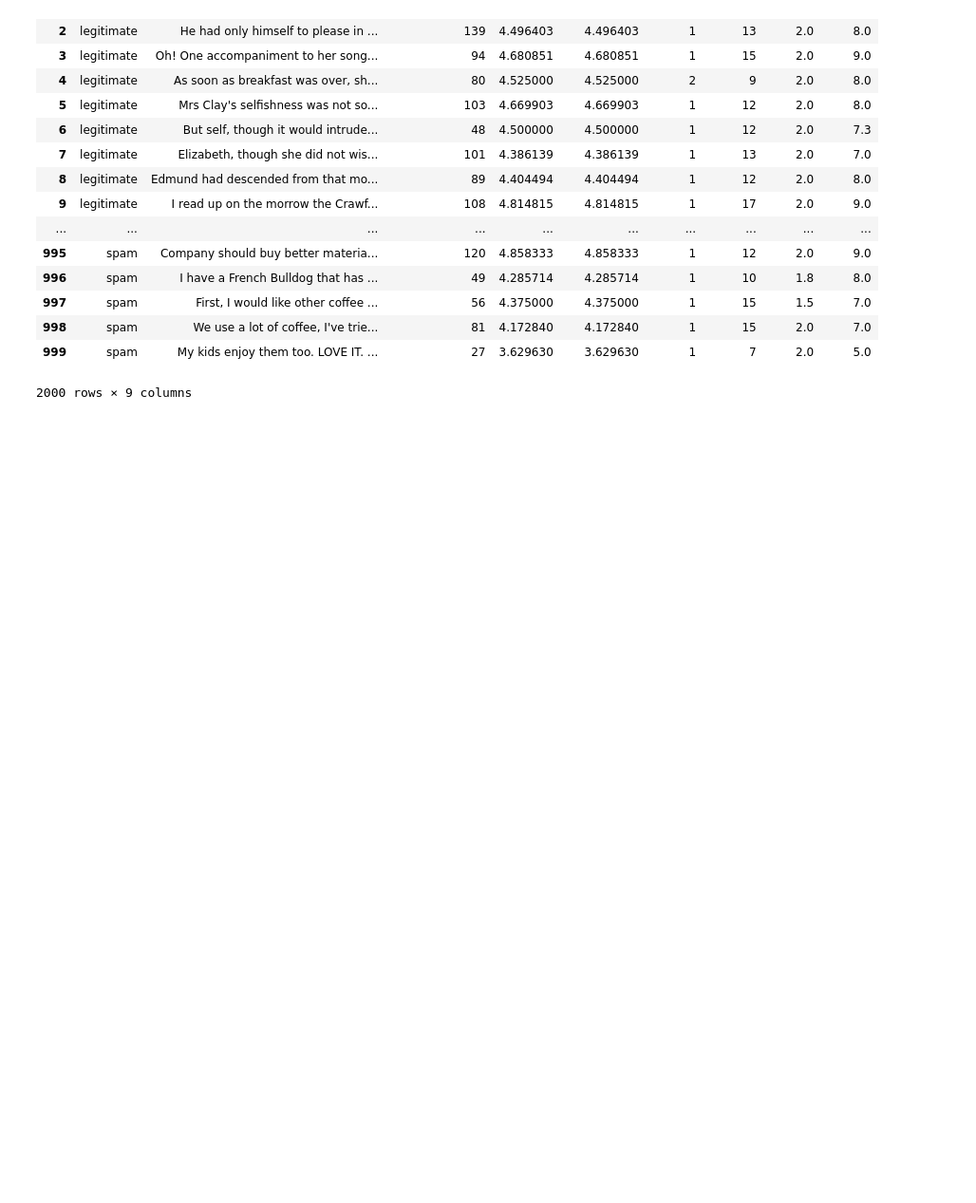
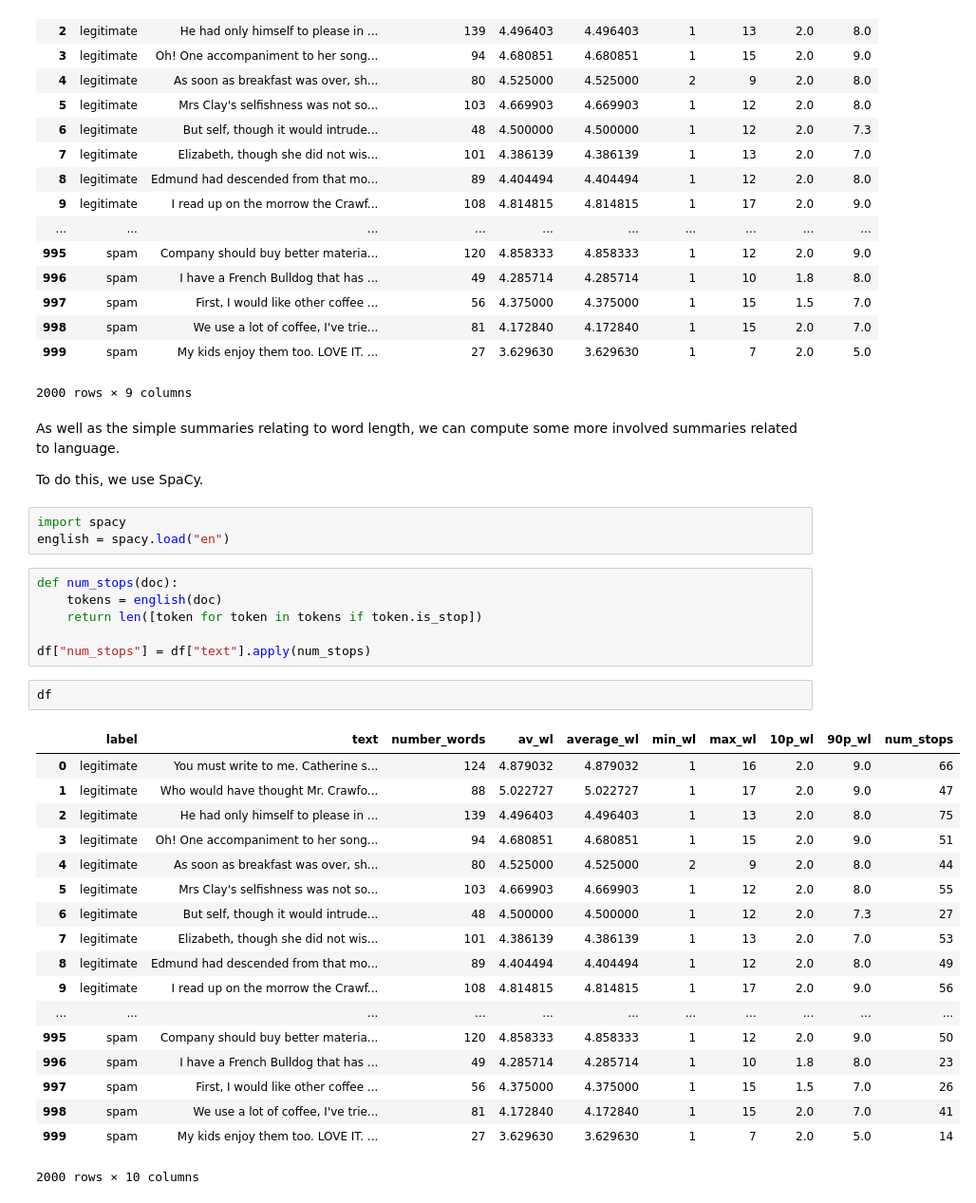
Before and after one commit to willb/openshift-ml-workflows-workshop, a Jupyter notebook: 02a-feature-engineering.ipynb, the cells around one changed output. Shown: that part at 95% size. Drawn from its saved outputs; the diff is of its cells as text; blank space fills up the shorter version.

Commit message:
computed number of stop words

```diff
--- a/02a-feature-engineering.ipynb
+++ b/02a-feature-engineering.ipynb
@@ -69,3 +69,37 @@ df
 | 998 | spam | We use a lot of coffee, I've trie... | 81 | 4.172840 | 4.172840 | 1 | 15 | 2.0 | 7.0 |
 | 999 | spam | My kids enjoy them too. LOVE IT. ... | 27 | 3.629630 | 3.629630 | 1 | 7 | 2.0 | 5.0 |
 2000 rows × 9 columns
+# %% [markdown]
+As well as the simple summaries relating to word length, we can compute some more involved summaries related to language.
+
+To do this, we use SpaCy.
+# %%
+import spacy
+english = spacy.load("en")
+# %%
+def num_stops(doc):
+    tokens = english(doc)
+    return len([token for token in tokens if token.is_stop])
+
+df["num_stops"] = df["text"].apply(num_stops)
+# %%
+df
+# %% [output]
+|  | label | text | number_words | av_wl | average_wl | min_wl | max_wl | 10p_wl | 90p_wl | num_stops |
+| 0 | legitimate | You must write to me. Catherine s... | 124 | 4.879032 | 4.879032 | 1 | 16 | 2.0 | 9.0 | 66 |
+| 1 | legitimate | Who would have thought Mr. Crawfo... | 88 | 5.022727 | 5.022727 | 1 | 17 | 2.0 | 9.0 | 47 |
+| 2 | legitimate | He had only himself to please in ... | 139 | 4.496403 | 4.496403 | 1 | 13 | 2.0 | 8.0 | 75 |
+| 3 | legitimate | Oh! One accompaniment to her song... | 94 | 4.680851 | 4.680851 | 1 | 15 | 2.0 | 9.0 | 51 |
+| 4 | legitimate | As soon as breakfast was over, sh... | 80 | 4.525000 | 4.525000 | 2 | 9 | 2.0 | 8.0 | 44 |
+| 5 | legitimate | Mrs Clay's selfishness was not so... | 103 | 4.669903 | 4.669903 | 1 | 12 | 2.0 | 8.0 | 55 |
+| 6 | legitimate | But self, though it would intrude... | 48 | 4.500000 | 4.500000 | 1 | 12 | 2.0 | 7.3 | 27 |
+| 7 | legitimate | Elizabeth, though she did not wis... | 101 | 4.386139 | 4.386139 | 1 | 13 | 2.0 | 7.0 | 53 |
+| 8 | legitimate | Edmund had descended from that mo... | 89 | 4.404494 | 4.404494 | 1 | 12 | 2.0 | 8.0 | 49 |
+| 9 | legitimate | I read up on the morrow the Crawf... | 108 | 4.814815 | 4.814815 | 1 | 17 | 2.0 | 9.0 | 56 |
+| ... | ... | ... | ... | ... | ... | ... | ... | ... | ... | ... |
+| 995 | spam | Company should buy better materia... | 120 | 4.858333 | 4.858333 | 1 | 12 | 2.0 | 9.0 | 50 |
+| 996 | spam | I have a French Bulldog that has ... | 49 | 4.285714 | 4.285714 | 1 | 10 | 1.8 | 8.0 | 23 |
+| 997 | spam | First, I would like other coffee ... | 56 | 4.375000 | 4.375000 | 1 | 15 | 1.5 | 7.0 | 26 |
+| 998 | spam | We use a lot of coffee, I've trie... | 81 | 4.172840 | 4.172840 | 1 | 15 | 2.0 | 7.0 | 41 |
+| 999 | spam | My kids enjoy them too. LOVE IT. ... | 27 | 3.629630 | 3.629630 | 1 | 7 | 2.0 | 5.0 | 14 |
+2000 rows × 10 columns
```
Also changed, not shown: parts of 1 cell of this notebook.
